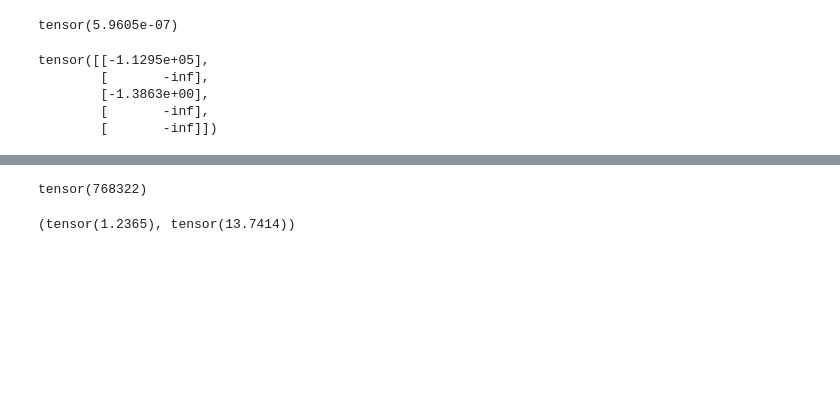
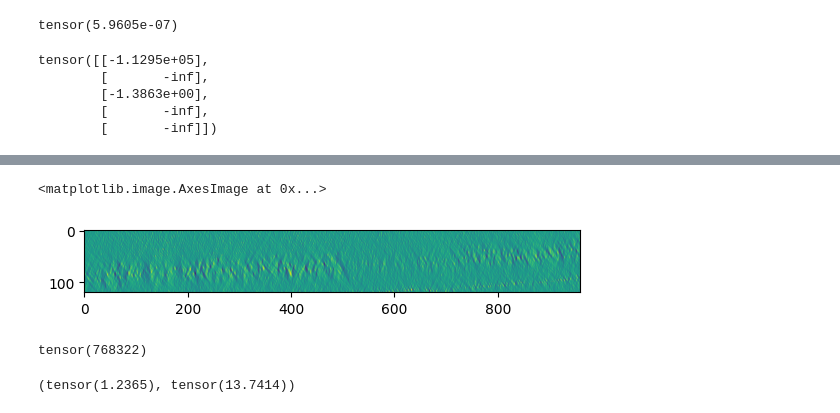
Before and after one commit to dijor0310/cryo-ttt, a Jupyter notebook: src/plotting.ipynb, the cells around one changed output, grey strips where cells are left out. Drawn from its saved outputs; the diff is of its cells as text; code cells hidden in the pictures; blank space fills up the shorter version.

```diff
--- a/src/plotting.ipynb
+++ b/src/plotting.ipynb
@@ -107,8 +107,13 @@ torch.Size([216, 216, 216])
 # %%
 import mrcfile
 
 
-mrcfile.read("/mnt/hdd_pool_zion/userdata/diyor/data/deepict/VPP/tomograms/TS_0007_trimmed.rec")
+tomo = mrcfile.read("/mnt/hdd_pool_zion/userdata/diyor/data/deepict/VPP/tomograms/TS_0007_trimmed.rec")
+
+plt.imshow(tomo[:, 80])
+# %% [output]
+<matplotlib.image.AxesImage at 0x...>
+[figure, added]
 # %%
 torch.unique(tomo)
 
```
Also changed, not shown: parts of 1 cell of this notebook, 10 other files.
